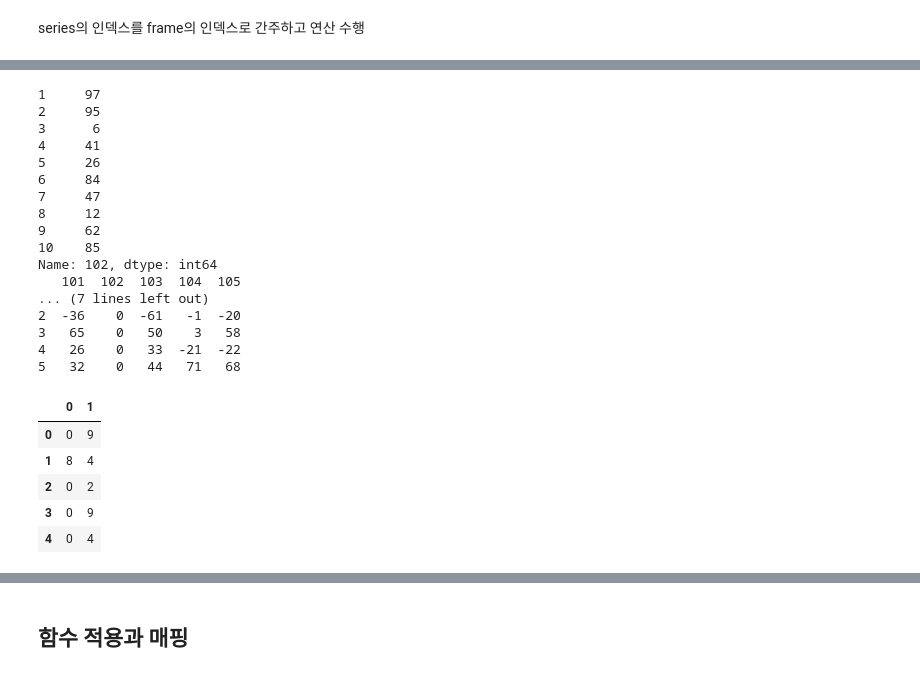
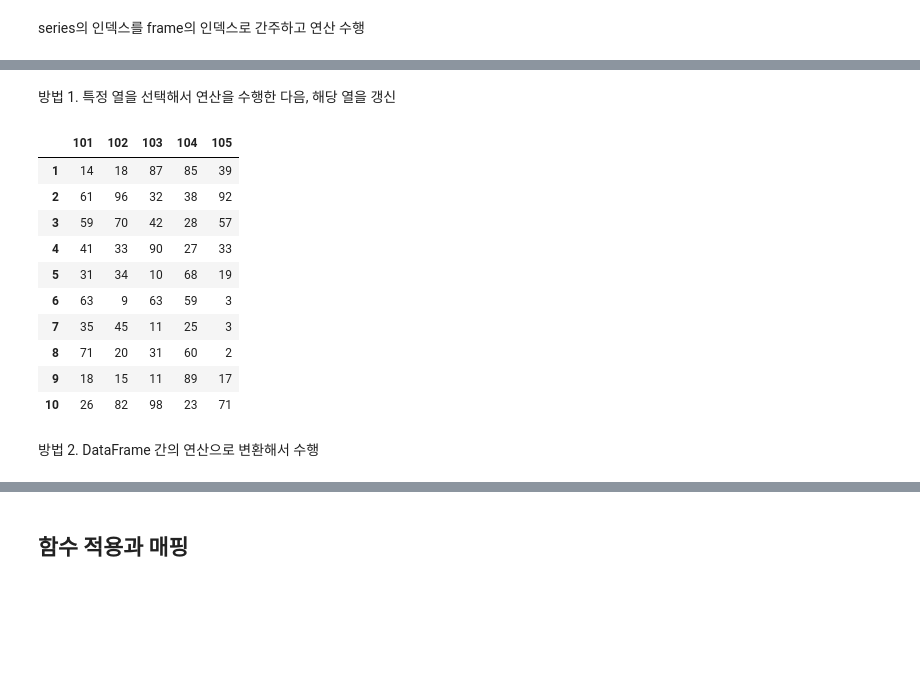
Before and after one commit to lseongjoo/bigpy, a Jupyter notebook: pandas.ipynb, the cells around one changed output, grey strips where cells are left out. Cells and saved outputs as stored; diff of their text form; code cells hidden in the pictures; blank space fills up the shorter version.

```diff
--- a/pandas.ipynb
+++ b/pandas.ipynb
@@ -1395,38 +1457,19 @@ Name: 102, dtype: int64
-# %%
-frame_scores[102] = frame_scores[102] - score_delta
-# frame_new_scores = frame_scores.sub(score_delta,axis=0)
-# frame_new_scores = frame_scores.add(score_delta, axis=0)
-
-print(score_delta)
-print(frame_scores[:5])
-print(frame_new_scores[:5])
-# %% [output]
-1     97
-2     95
-3      6
-4     41
-5     26
-6     84
-7     47
-8     12
-9     62
-10    85
-Name: 102, dtype: int64
-   101  102  103  104  105
-... (7 lines left out)
-2  -36    0  -61   -1  -20
-3   65    0   50    3   58
-4   26    0   33  -21  -22
-5   32    0   44   71   68
-# %%
-# b
-frame = DataFrame(np.random.randint(-10,10, size=10).reshape(5,2))
-DataFrame(np.where(frame <0, 0,
-                  np.where(frame > 100, 100, frame))) # p.143-145 참조
-# %% [output]
-|  | 0 | 1 |
-| 0 | 0 | 9 |
-| 1 | 8 | 4 |
-| 2 | 0 | 2 |
-| 3 | 0 | 9 |
-| 4 | 0 | 4 |
+# %% [markdown]
+방법 1. 특정 열을 선택해서 연산을 수행한 다음, 해당 열을 갱신
+# %%
+frame_scores[102] = frame_scores[102] + score_delta
+frame_scores
+# %% [output]
+|  | 101 | 102 | 103 | 104 | 105 |
+| 1 | 14 | 18 | 87 | 85 | 39 |
+| 2 | 61 | 96 | 32 | 38 | 92 |
+| 3 | 59 | 70 | 42 | 28 | 57 |
+| 4 | 41 | 33 | 90 | 27 | 33 |
+| 5 | 31 | 34 | 10 | 68 | 19 |
+| 6 | 63 | 9 | 63 | 59 | 3 |
+| 7 | 35 | 45 | 11 | 25 | 3 |
+| 8 | 71 | 20 | 31 | 60 | 2 |
+| 9 | 18 | 15 | 11 | 89 | 17 |
+| 10 | 26 | 82 | 98 | 23 | 71 |
+# %% [markdown]
+방법 2. DataFrame 간의 연산으로 변환해서 수행
```
Also changed, not shown: parts of 66 cells of this notebook.
